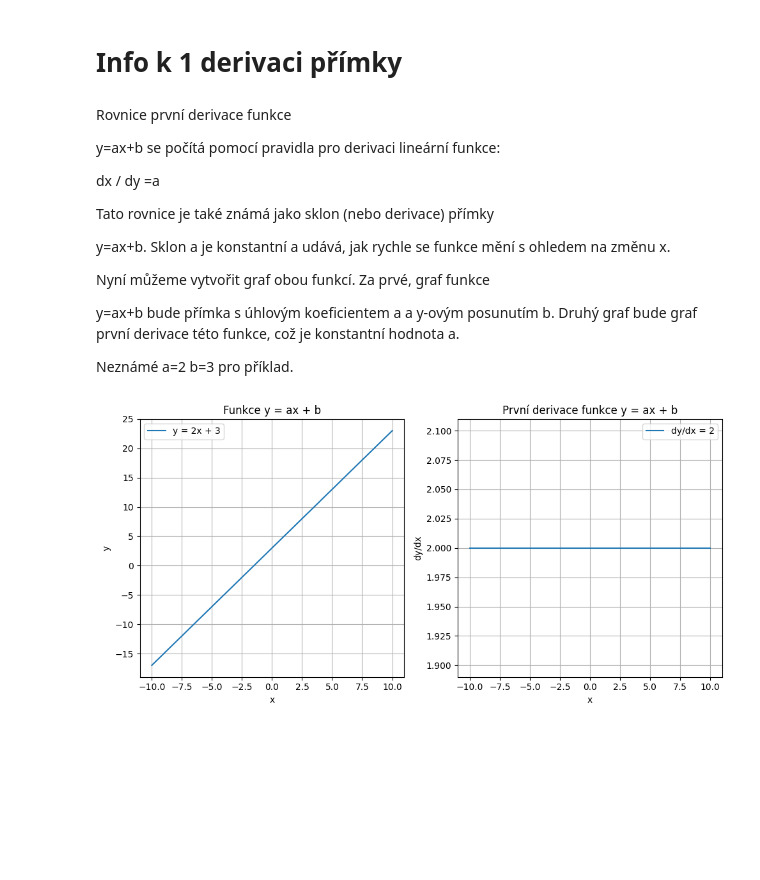
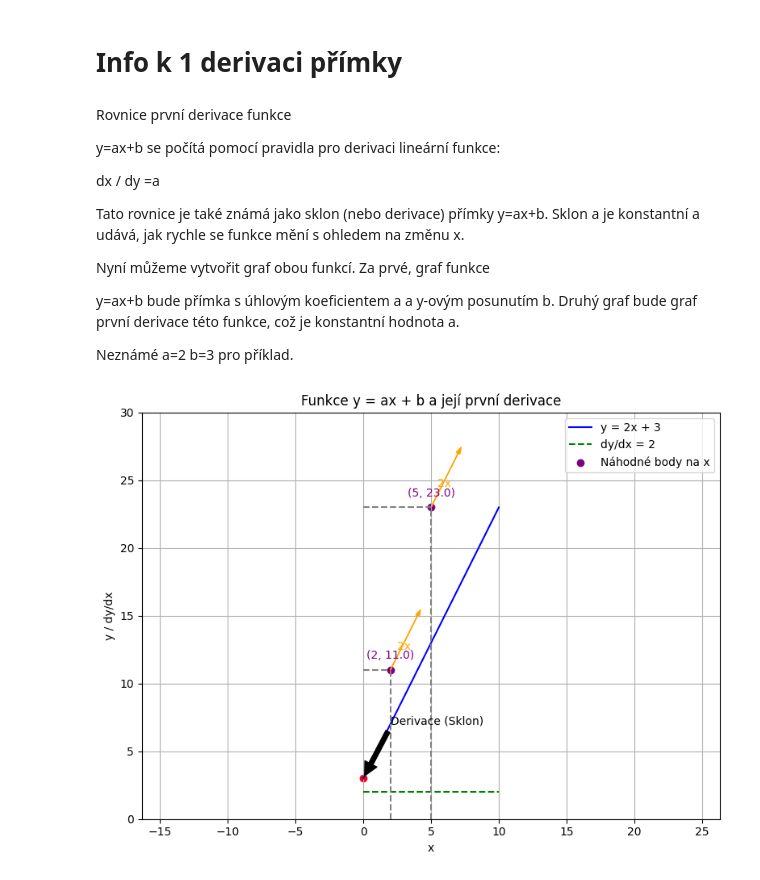
Before and after one commit to John-Bugler/Statistics-data-analysis-google-colab-, a Jupyter notebook: regresni_analyza_dat.ipynb, the cells around one changed output. Saved outputs shown, nothing was run; the diff lists cells and outputs as text; code cells hidden in the pictures; blank space fills up the shorter version.

```diff
--- a/regresni_analyza_dat.ipynb
+++ b/regresni_analyza_dat.ipynb
@@ -480,9 +480,7 @@ y=ax+b se počítá pomocí pravidla pro derivaci lineární funkce:
 
 dx / dy =a
 
-Tato rovnice je také známá jako sklon (nebo derivace) přímky
-
-y=ax+b. Sklon a je konstantní a udává, jak rychle se funkce mění s ohledem na změnu x.
+Tato rovnice je také známá jako sklon (nebo derivace) přímky y=ax+b. Sklon a je konstantní a udává, jak rychle se funkce mění s ohledem na změnu x.
 
 Nyní můžeme vytvořit graf obou funkcí. Za prvé, graf funkce
 
@@ -493,42 +491,74 @@ Neznámé a=2 b=3 pro příklad.
 # %%
 import numpy as np
 import matplotlib.pyplot as plt
 
 # Definice koeficientů a a b
 a = 2
 b = 3
 
 # Definice rozsahu x
-x = np.linspace(-10, 10, 100)
+x = np.linspace(0, 10, 100)
 
 # Funkce y = ax + b
-y = a*x + b
+y = a * x + b
 
-# První derivace funkce y = ax + b
+# První derivace funkce y = ax + b (sklon)
 dy_dx = np.full_like(x, a)
 
+# Náhodně vygenerované body na ose x
+np.random.seed(0)
+random_x = np.array([2, 5])
+
+# Výpočet odpovídajících bodů na ose y s poměrem 1:2
+random_y = a * random_x + b
+random_y_2 = random_y + (random_y - b)
+
 # Vytvoření grafu
-plt.figure(figsize=(10, 5))
+plt.figure(figsize=(8, 6))
 
 # Graf funkce y = ax + b
-plt.subplot(1, 2, 1)
-plt.plot(x, y, label=f'y = {a}x + {b}')
-plt.xlabel('x')
-plt.ylabel('y')
-plt.title('Funkce y = ax + b')
-plt.grid(True)
-plt.legend()
+plt.plot(x, y, label=f'y = {a}x + {b}', color='blue')
+
+# Bod, ve kterém je určena derivace (sklon)
+x_point = 0
+y_point = a * x_point + b
+plt.scatter(x_point, y_point, color='red')
+plt.annotate('Derivace (Sklon)', xy=(x_point, y_point), xytext=(2, 7),
+             arrowprops=dict(facecolor='black', shrink=0.05))
 
 # Graf první derivace funkce y = ax + b
-plt.subplot(1, 2, 2)
-plt.plot(x, dy_dx, label=f'dy/dx = {a}')
+plt.plot(x, dy_dx, label=f'dy/dx = {a}', linestyle='--', color='green')
+
+# Body na ose x
+plt.scatter(random_x, random_y_2, color='purple', label='Náhodné body na x')
+for i, txt in enumerate(random_y_2):
+    plt.annotate(f'({random_x[i]}, {txt:.1f})', (random_x[i], txt), textcoords="offset points", xytext=(0, 10),
+                 ha='center', color='purple')
+
+# Průměty bodů do osy x
+for i in range(len(random_x)):
+    plt.plot([random_x[i], random_x[i]], [0, random_y_2[i]], linestyle='--', color='gray')
+    plt.plot([0, random_x[i]], [random_y_2[i], random_y_2[i]], linestyle='--', color='gray')
+
+# Poměr mezi bodem a šipkou
+arrow_length = 2
+arrow_head_width = 0.3
+arrow_head_length = 0.5
+for i in range(len(random_x)):
+    plt.arrow(random_x[i], random_y_2[i], arrow_length, arrow_length * a, head_width=arrow_head_width,
+              head_length=arrow_head_length, fc='orange', ec='orange')
+    plt.text(random_x[i] + 0.5, random_y_2[i] + 1.5, '2x', color='orange')
+
 plt.xlabel('x')
-plt.ylabel('dy/dx')
-plt.title('První derivace funkce y = ax + b')
+plt.ylabel('y / dy/dx')
+plt.title('Funkce y = ax + b a její první derivace')
 plt.grid(True)
+plt.axis('equal')  # Nastavení stejné velikosti dílků na obou osách
+plt.xlim(0, 10)
+plt.ylim(0, 30)
 plt.legend()
 
 plt.tight_layout()
 plt.show()
 # %% [output]
-[figure, old version]
+[figure, new version]
```
Also changed, not shown: parts of 1 cell of this notebook.
